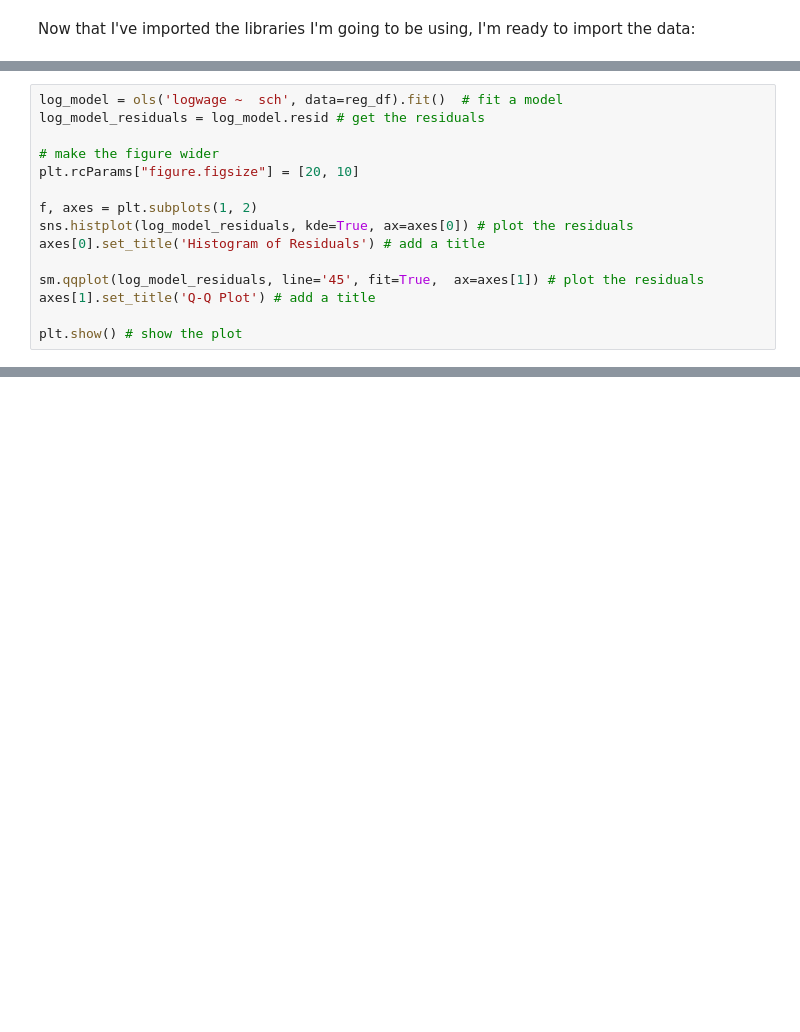
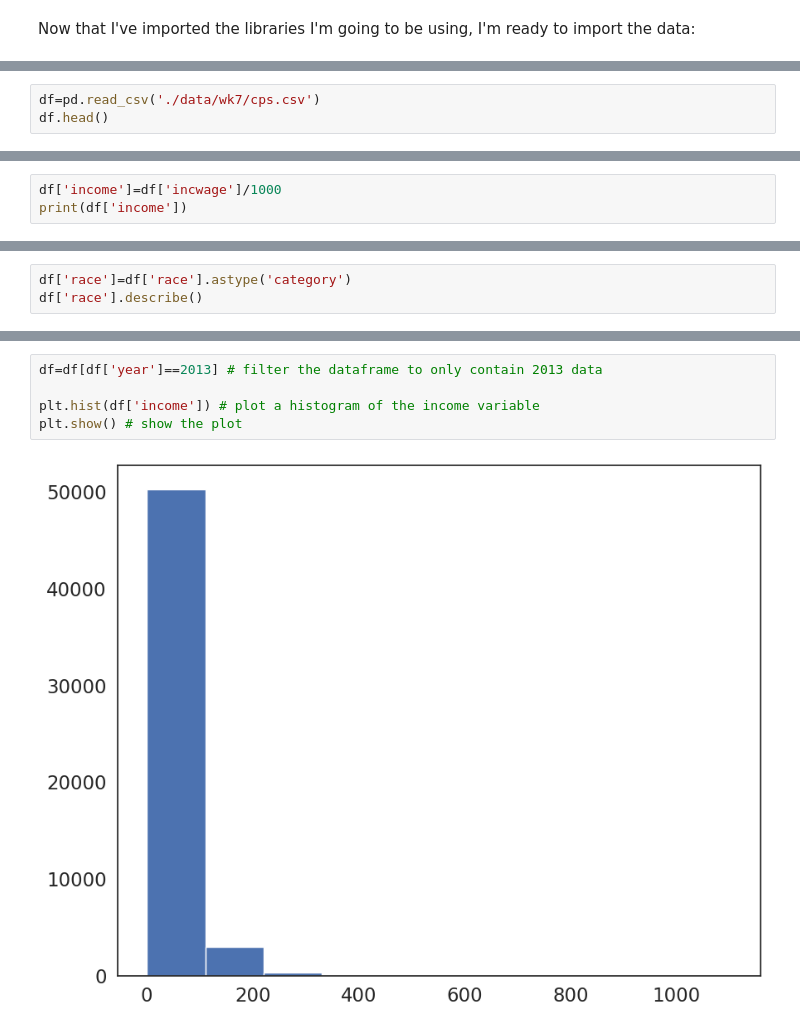
Before and after one commit to vittoriadaveri/QM-2-FINAL, a Jupyter notebook: Copy_of_W5_Distributions_and_Basic_Statistics.ipynb, the cells around one changed output, grey strips where cells are left out. Cells and saved outputs as stored; diff of their text form; blank space fills up the shorter version.

```diff
--- a/Copy_of_W5_Distributions_and_Basic_Statistics.ipynb
+++ b/Copy_of_W5_Distributions_and_Basic_Statistics.ipynb
@@ -530,15 +56,0 @@ We can generate the same residual histogram and Q-Q plot as before, but using a
-# %%
-log_model = ols('logwage ~  sch', data=reg_df).fit()  # fit a model
-log_model_residuals = log_model.resid # get the residuals
-
-# make the figure wider
-plt.rcParams["figure.figsize"] = [20, 10]
-
-f, axes = plt.subplots(1, 2)
-sns.histplot(log_model_residuals, kde=True, ax=axes[0]) # plot the residuals
-axes[0].set_title('Histogram of Residuals') # add a title
-
-sm.qqplot(log_model_residuals, line='45', fit=True,  ax=axes[1]) # plot the residuals
-axes[1].set_title('Q-Q Plot') # add a title
-
-plt.show() # show the plot
@@ -601,0 +57,3 @@ reg_df['degrees']=np.where(reg_df['sch']>=16, 2, reg_df['degrees']) # if the per
+# %%
+df=pd.read_csv('./data/wk7/cps.csv')
+df.head()
@@ -601,0 +115,3 @@ reg_df['degrees']=np.where(reg_df['sch']>=16, 2, reg_df['degrees']) # if the per
+# %%
+df['income']=df['incwage']/1000
+print(df['income'])
@@ -601,0 +160,3 @@ reg_df['degrees']=np.where(reg_df['sch']>=16, 2, reg_df['degrees']) # if the per
+# %%
+df['race']=df['race'].astype('category')
+df['race'].describe()
@@ -601,0 +201,7 @@ reg_df['degrees']=np.where(reg_df['sch']>=16, 2, reg_df['degrees']) # if the per
+# %%
+df=df[df['year']==2013] # filter the dataframe to only contain 2013 data
+
+plt.hist(df['income']) # plot a histogram of the income variable
+plt.show() # show the plot
+# %% [output]
+[figure, added]
```
Also changed, not shown: parts of 107 cells of this notebook.
